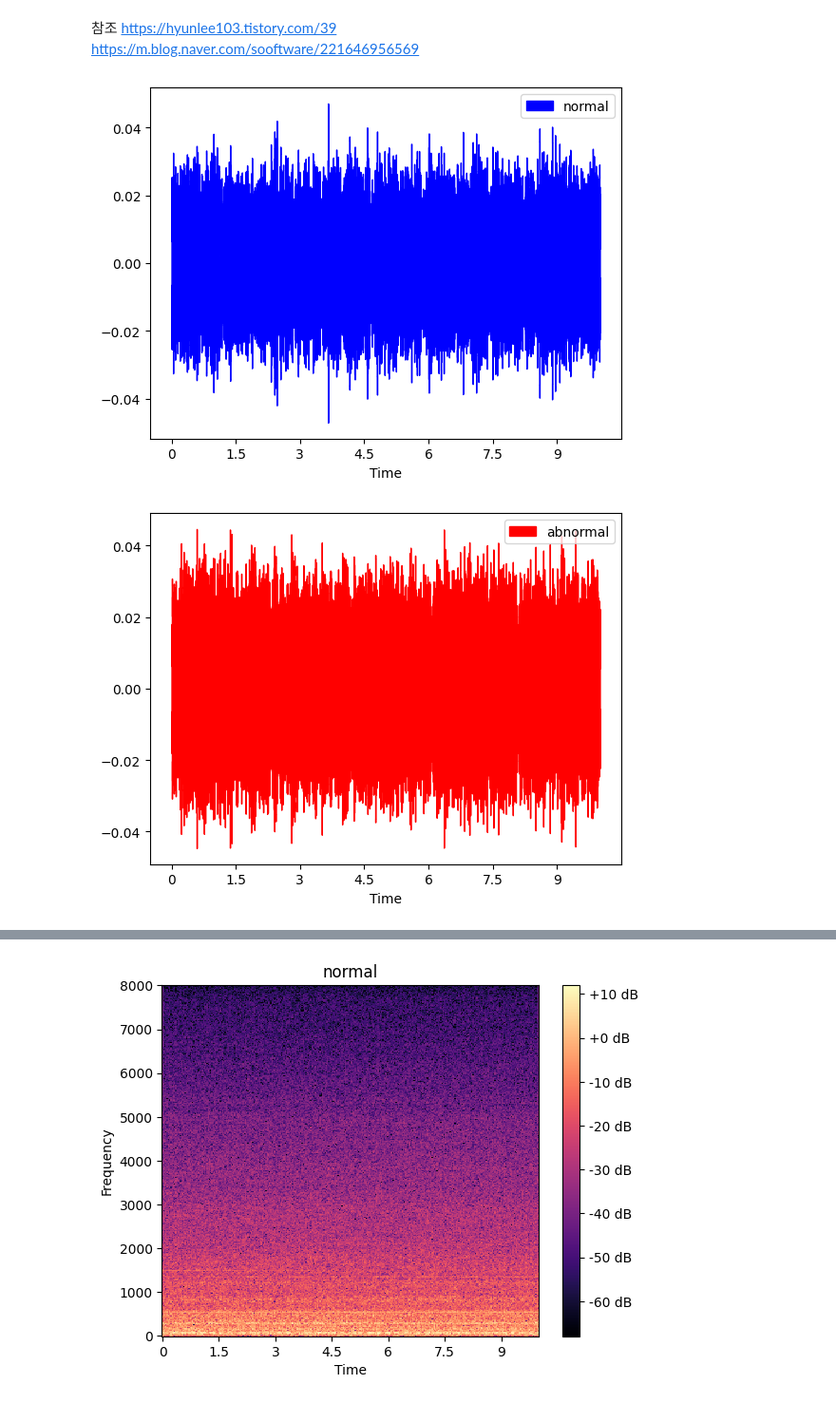
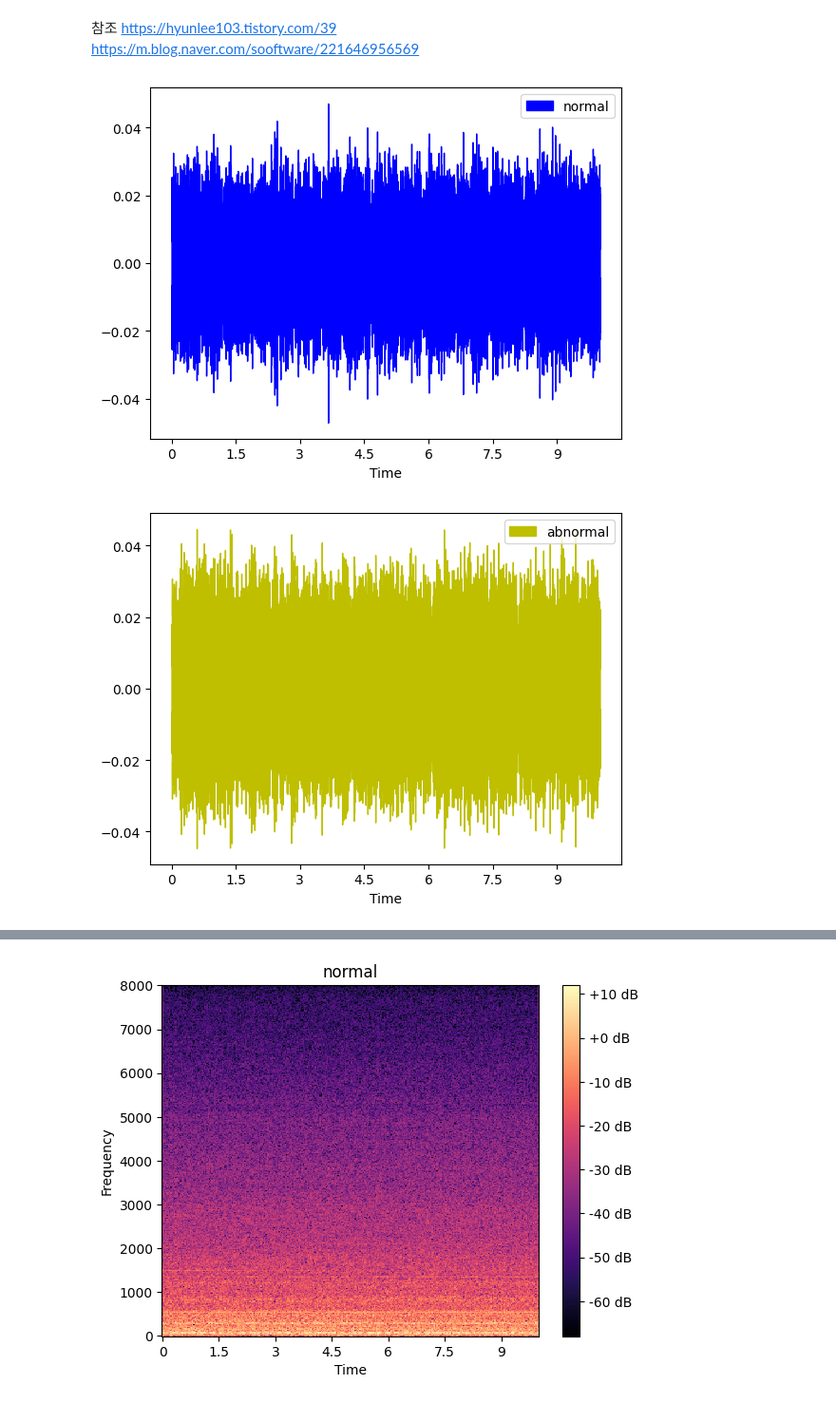
Before and after one commit to Kseorang1218/Deep-Learning-Study, a Jupyter notebook: MIMII/etc/MIMII데이터셋.ipynb, the cells around one changed output, grey strips where cells are left out. Shown at 95% size. Saved outputs shown, nothing was run; the diff lists cells and outputs as text; code cells hidden in the pictures.

Commit message:
abnormal data 그래프 색 노랑으로 변경

```diff
--- a/MIMII/etc/MIMII데이터셋.ipynb
+++ b/MIMII/etc/MIMII데이터셋.ipynb
@@ -10,18 +10,18 @@ import numpy as np
 # %%
 def visualize_data(data, sr, label, color='b'):
     dsp.waveshow(data,sr=sr, label=label, color=color)
     plt.legend(loc="upper right")
     plt.show()
 
 
 normal_data, sample_rate = librosa.load('../../../data/mimii/-6_dB/fan/id_00/normal/00000000.wav', sr=16000)
 abnormal_data, sample_rate = librosa.load('../../../data/mimii/-6_dB/fan/id_00/abnormal/00000000.wav', sr=16000)
 
 visualize_data(normal_data, sample_rate, "normal")
-visualize_data(abnormal_data, sample_rate, "abnormal", 'r')
+visualize_data(abnormal_data, sample_rate, "abnormal", 'y')
 # %% [output]
 [figure]
-[figure, old version]
+[figure, new version]
 # %%
 def get_freq_mag_of_fft(data, sr):
     # 퓨리에 연산을 빠르게 수행해주는 fft(Fast Fourier Transform)을 사용하여 변환
```
Also changed, not shown: parts of 2 cells of this notebook.
